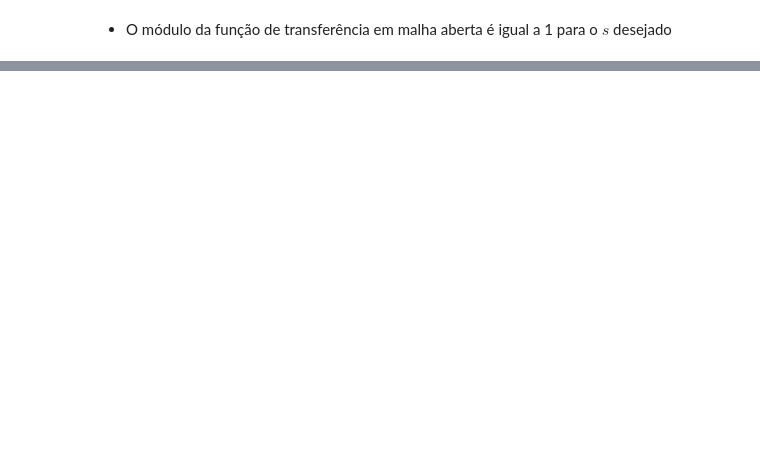
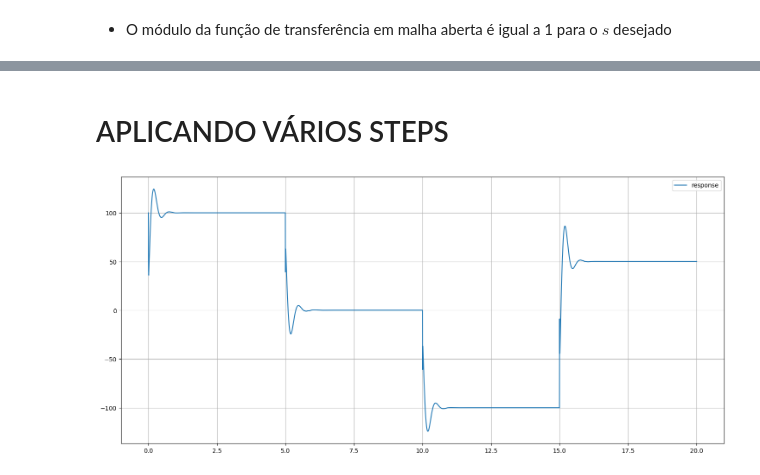
Before and after one commit to KlaussMarchi/BallPlate, a Jupyter notebook: CONTROL/Analisys.ipynb, the cells around one changed output, grey strips where cells are left out. Saved outputs shown, nothing was run; the diff lists cells and outputs as text; code cells hidden in the pictures; blank space fills up the shorter version.

```diff
--- a/CONTROL/Analisys.ipynb
+++ b/CONTROL/Analisys.ipynb
@@ -309,0 +312,13 @@ erro:  0.001119074077006177
+# %% [markdown]
+# APLICANDO VÁRIOS STEPS
+# %%
+uData = [100 for i in range(1000)] + [0 for i in range(1000)] + [-100 for i in range(1000)] + [50 for i in range(1000)]
+tData = np.linspace(0, 20, len(uData))
+
+plt.figure(figsize=(18, 8))
+time, response = ctl.forced_response(G_feedback, T=tData, U=uData)
+plt.plot(time, response, label='response')
+plt.legend()
+plt.grid()
+# %% [output]
+[figure, added]
```
Also changed, not shown: parts of 17 cells of this notebook.
